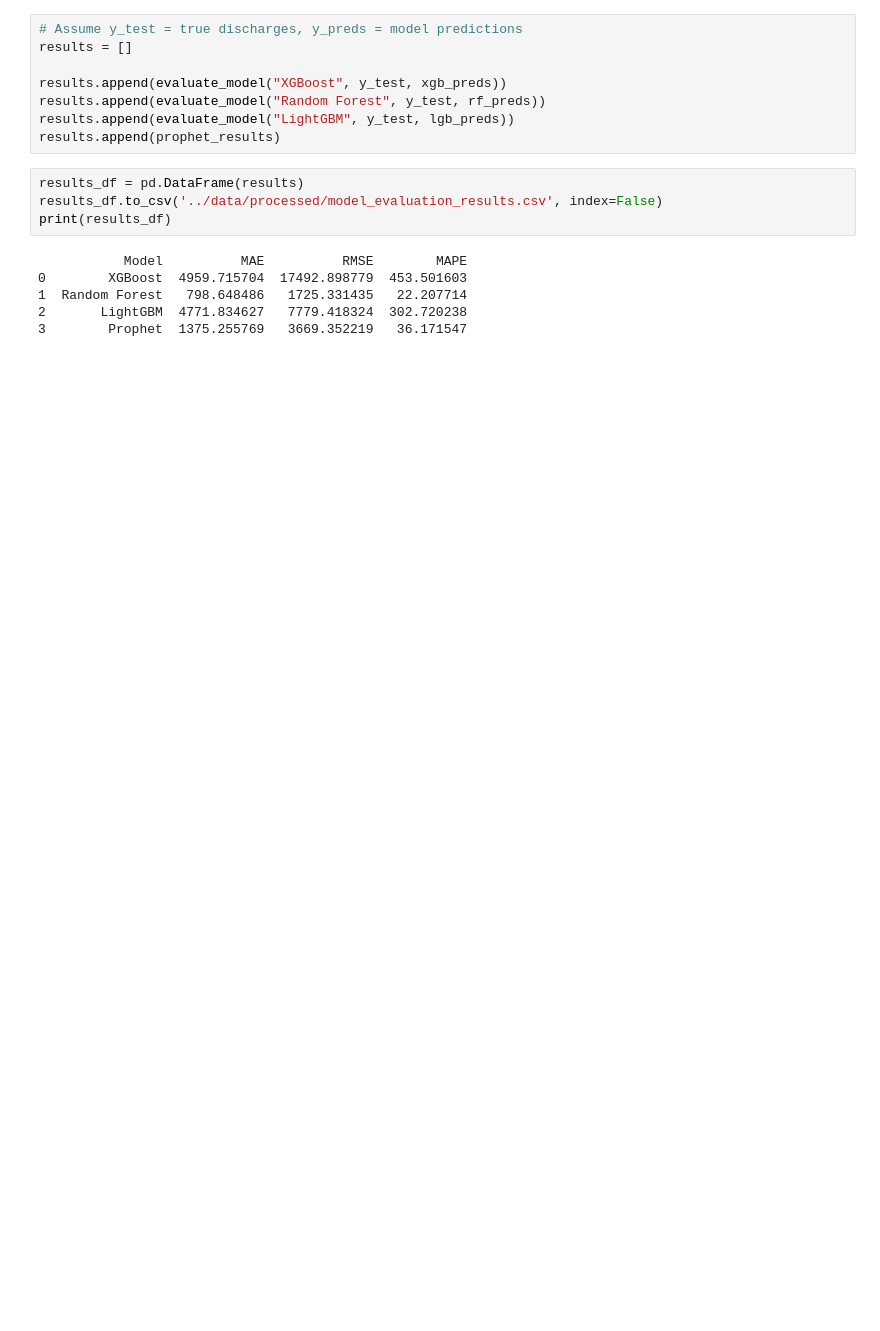
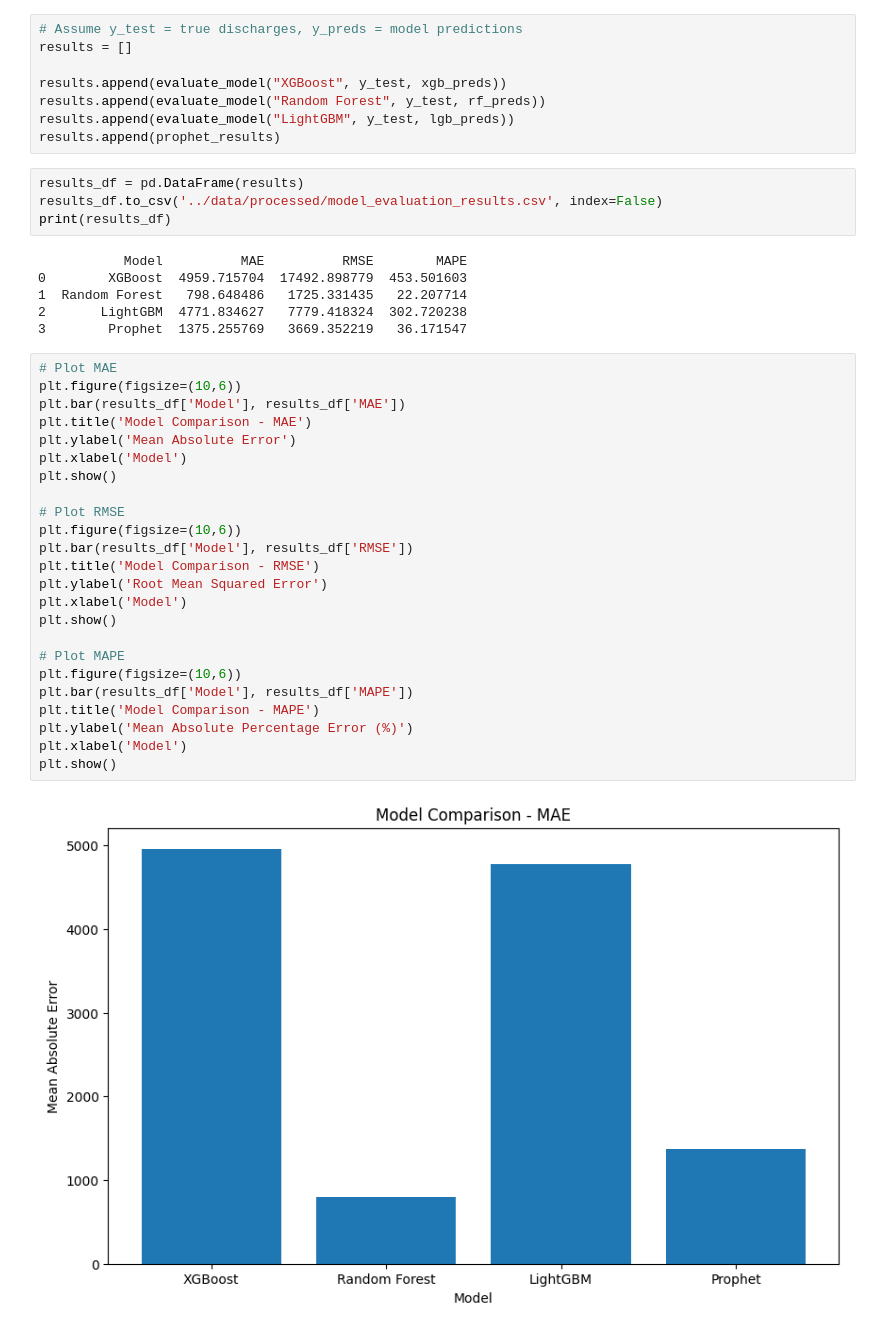
Before and after one commit to AdamSkog/Datathon-DataMed, a Jupyter notebook: notebooks/drg_discharge_pred.ipynb, the cells around one changed output. Drawn from its saved outputs; the diff is of its cells as text; blank space fills up the shorter version.

```diff
--- a/notebooks/drg_discharge_pred.ipynb
+++ b/notebooks/drg_discharge_pred.ipynb
@@ -413,3 +416,29 @@ print(results_df)
 1  Random Forest   798.648486   1725.331435   22.207714
 2       LightGBM  4771.834627   7779.418324  302.720238
 3        Prophet  1375.255769   3669.352219   36.171547
+# %%
+# Plot MAE
+plt.figure(figsize=(10,6))
+plt.bar(results_df['Model'], results_df['MAE'])
+plt.title('Model Comparison - MAE')
+plt.ylabel('Mean Absolute Error')
+plt.xlabel('Model')
+plt.show()
+
+# Plot RMSE
+plt.figure(figsize=(10,6))
+plt.bar(results_df['Model'], results_df['RMSE'])
+plt.title('Model Comparison - RMSE')
+plt.ylabel('Root Mean Squared Error')
+plt.xlabel('Model')
+plt.show()
+
+# Plot MAPE
+plt.figure(figsize=(10,6))
+plt.bar(results_df['Model'], results_df['MAPE'])
+plt.title('Model Comparison - MAPE')
+plt.ylabel('Mean Absolute Percentage Error (%)')
+plt.xlabel('Model')
+plt.show()
+# %% [output]
+[figure, added]
```
Also changed, not shown: parts of 5 cells of this notebook.
